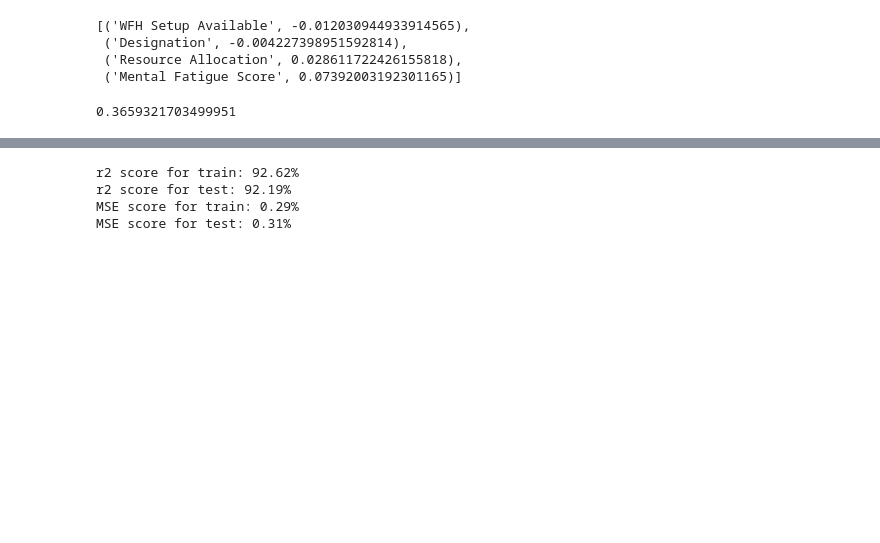
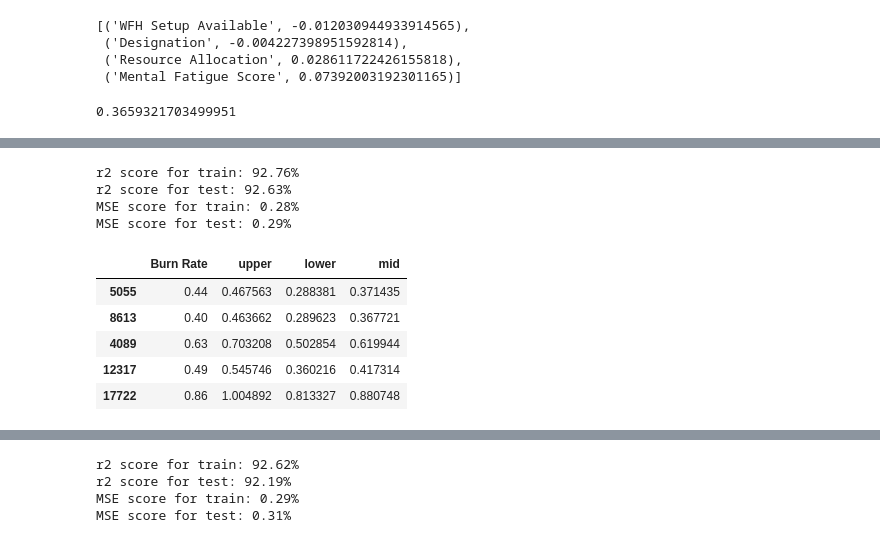
Before and after one commit to rpatel26/ECE229Group7, a Jupyter notebook: Model/Employee Burnout Prediction.ipynb, the cells around one changed output, grey strips where cells are left out. Saved outputs shown, nothing was run; the diff lists cells and outputs as text; code cells hidden in the pictures; blank space fills up the shorter version.

Commit message:
add tree model and update dashbaord

```diff
--- a/Model/Employee Burnout Prediction.ipynb
+++ b/Model/Employee Burnout Prediction.ipynb
@@ -313,0 +281,46 @@ float(result[0])
+# %%
+alpha = 0.95
+
+clf = GradientBoostingRegressor(loss='quantile', alpha=alpha,
+                                n_estimators=250, max_depth=3,
+                                learning_rate=.1, min_samples_leaf=9,
+                                min_samples_split=9)
+
+clf.fit(xtrain, ytrain)
+predictions = pd.DataFrame(ytest.copy())
+
+# Make the prediction on the meshed x-axis
+predictions['upper'] = clf.predict(xtest)
+#save model
+filename = 'tree_model_upper.sav'
+pickle.dump(clf, open(filename, 'wb'))
+#eval_model(clf, xtrain, xtest, ytrain, ytest)
+clf.set_params(alpha=1.0 - alpha)
+clf.fit(xtrain, ytrain)
+# Make the prediction on the meshed x-axis
+predictions['lower'] = clf.predict(xtest)
+filename = 'tree_model_lower.sav'
+pickle.dump(clf, open(filename, 'wb'))
+#eval_model(clf, xtrain, xtest, ytrain, ytest)
+clf.set_params(loss='ls')
+clf.fit(xtrain, ytrain)
+
+# Make the prediction on the meshed x-axis
+predictions['mid']  = clf.predict(xtest)
+eval_model(clf, xtrain, xtest, ytrain, ytest)
+filename = 'tree_model.sav'
+pickle.dump(clf, open(filename, 'wb'))
+# %% [output]
+r2 score for train: 92.76%
+r2 score for test: 92.63%
+MSE score for train: 0.28%
+MSE score for test: 0.29%
+# %%
+predictions.head()
+# %% [output]
+|  | Burn Rate | upper | lower | mid |
+| 5055 | 0.44 | 0.467563 | 0.288381 | 0.371435 |
+| 8613 | 0.40 | 0.463662 | 0.289623 | 0.367721 |
+| 4089 | 0.63 | 0.703208 | 0.502854 | 0.619944 |
+| 12317 | 0.49 | 0.545746 | 0.360216 | 0.417314 |
+| 17722 | 0.86 | 1.004892 | 0.813327 | 0.880748 |
```
Also changed, not shown: parts of 22 cells of this notebook, 8 other files.
